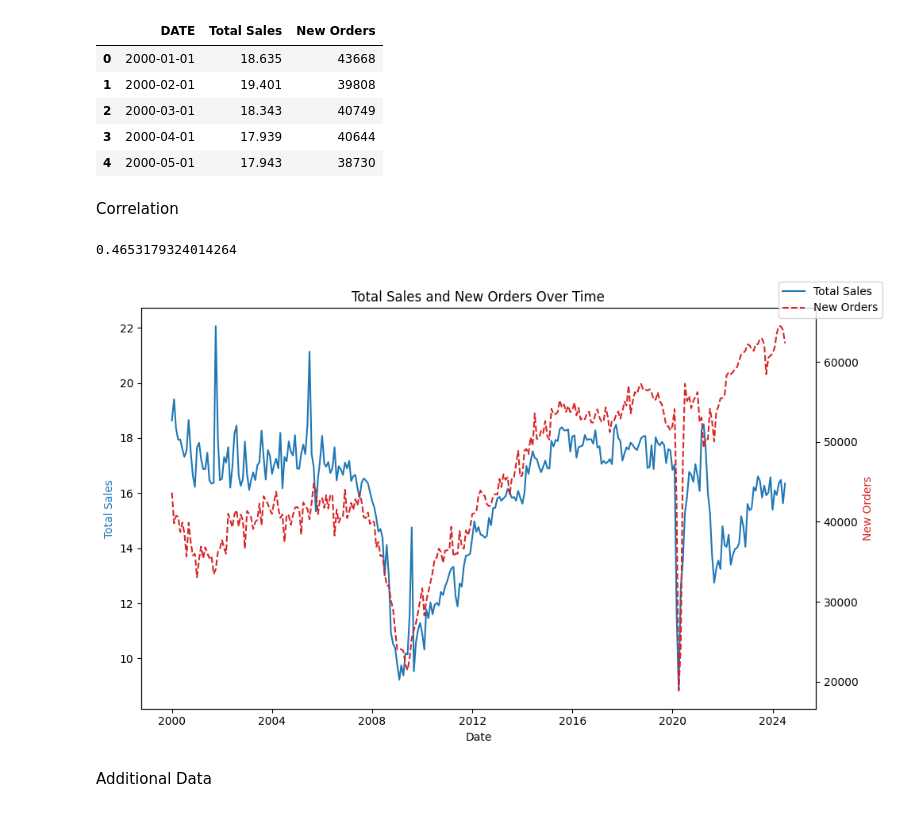
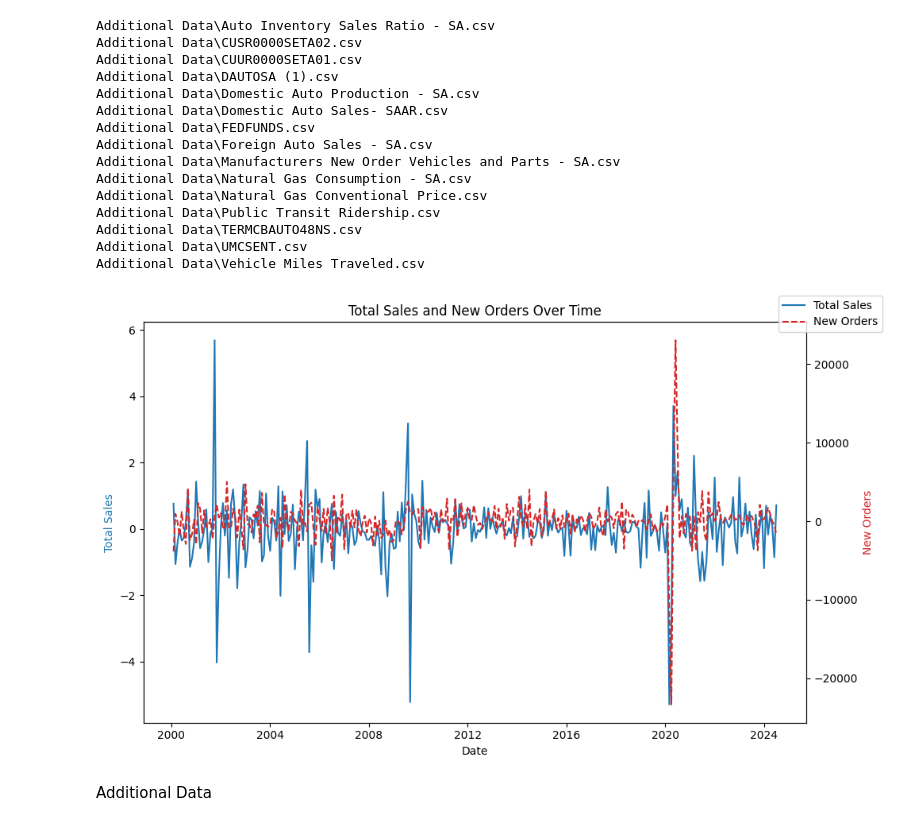
Before and after one commit to iandhyan/ISYE-6402-Project, a Jupyter notebook: EDA.ipynb, the cells around one changed output. Saved outputs shown, nothing was run; the diff lists cells and outputs as text; code cells hidden in the pictures.

```diff
--- a/EDA.ipynb
+++ b/EDA.ipynb
@@ -5,50 +6,50 @@ import matplotlib.pyplot as plt
 # %%
-data_df = pd.read_csv('VehicleData-1.csv')
-data_df['DATE'] = pd.to_datetime(data_df['DATE'], format='%m/%d/%y')
-
-display(data_df.head())
+import glob
+folder_path = "Additional Data/*.csv"
+files = glob.glob(folder_path)
+data_df = read_data()
+data_df = load_additional_data(data_df, files)
+diff_df = data_df.diff().dropna()
 # %% [output]
-|  | DATE | Total Sales | New Orders |
-| 0 | 2000-01-01 | 18.635 | 43668 |
-| 1 | 2000-02-01 | 19.401 | 39808 |
-| 2 | 2000-03-01 | 18.343 | 40749 |
-| 3 | 2000-04-01 | 17.939 | 40644 |
-| 4 | 2000-05-01 | 17.943 | 38730 |
+Additional Data\Auto Inventory Sales Ratio - SA.csv
+Additional Data\CUSR0000SETA02.csv
+Additional Data\CUUR0000SETA01.csv
+Additional Data\DAUTOSA (1).csv
+Additional Data\Domestic Auto Production - SA.csv
+Additional Data\Domestic Auto Sales- SAAR.csv
+Additional Data\FEDFUNDS.csv
+Additional Data\Foreign Auto Sales - SA.csv
+Additional Data\Manufacturers New Order Vehicles and Parts - SA.csv
+Additional Data\Natural Gas Consumption - SA.csv
+Additional Data\Natural Gas Conventional Price.csv
+Additional Data\Public Transit Ridership.csv
+Additional Data\TERMCBAUTO48NS.csv
+Additional Data\UMCSENT.csv
+Additional Data\Vehicle Miles Traveled.csv
-# %% [markdown]
-Correlation
-# %%
-# Suppose df has 'Cars (millions)' and 'Revenue (millions $)'
-data_df['Orders_z'] = (data_df['New Orders'] - data_df['New Orders'].mean()) / data_df['New Orders'].std()
-data_df['Sales_z'] = (data_df['Total Sales'] - data_df['Total Sales'].mean()) / data_df['Total Sales'].std()
-
-# Compute correlation
-correlation = data_df['Orders_z'].corr(data_df['Sales_z'])
-print(correlation)
-# %% [output]
-0.4653179324014264
 # %%
+
 fig, ax1 = plt.subplots(figsize=(10, 6))
 
 # --- Left Y-axis (Total Sales) ---
 color = 'tab:blue'
 ax1.set_xlabel('Date')
 ax1.set_ylabel('Total Sales', color=color)
-ax1.plot(data_df['DATE'], data_df['Total Sales'], color=color, label='Total Sales')
+ax1.plot(diff_df.index, diff_df['Total Sales'], color=color, label='Total Sales')
 
 
 # --- Right Y-axis (New Orders) ---
 ax2 = ax1.twinx()
 color = 'tab:red'
 ax2.set_ylabel('New Orders', color=color)
-ax2.plot(data_df['DATE'], data_df['New Orders'], color=color, linestyle='--', label='New Orders')
+ax2.plot(diff_df.index, diff_df['New Orders'], color=color, linestyle='--', label='New Orders')
 
 
 plt.title('Total Sales and New Orders Over Time')
 fig.tight_layout()
 fig.legend()
 plt.show()
 # %% [output]
-[figure, old version]
+[figure, new version]
 # %% [markdown]
 Additional Data
 # %%
```
Also changed, not shown: parts of 5 cells of this notebook, 7 other files.
